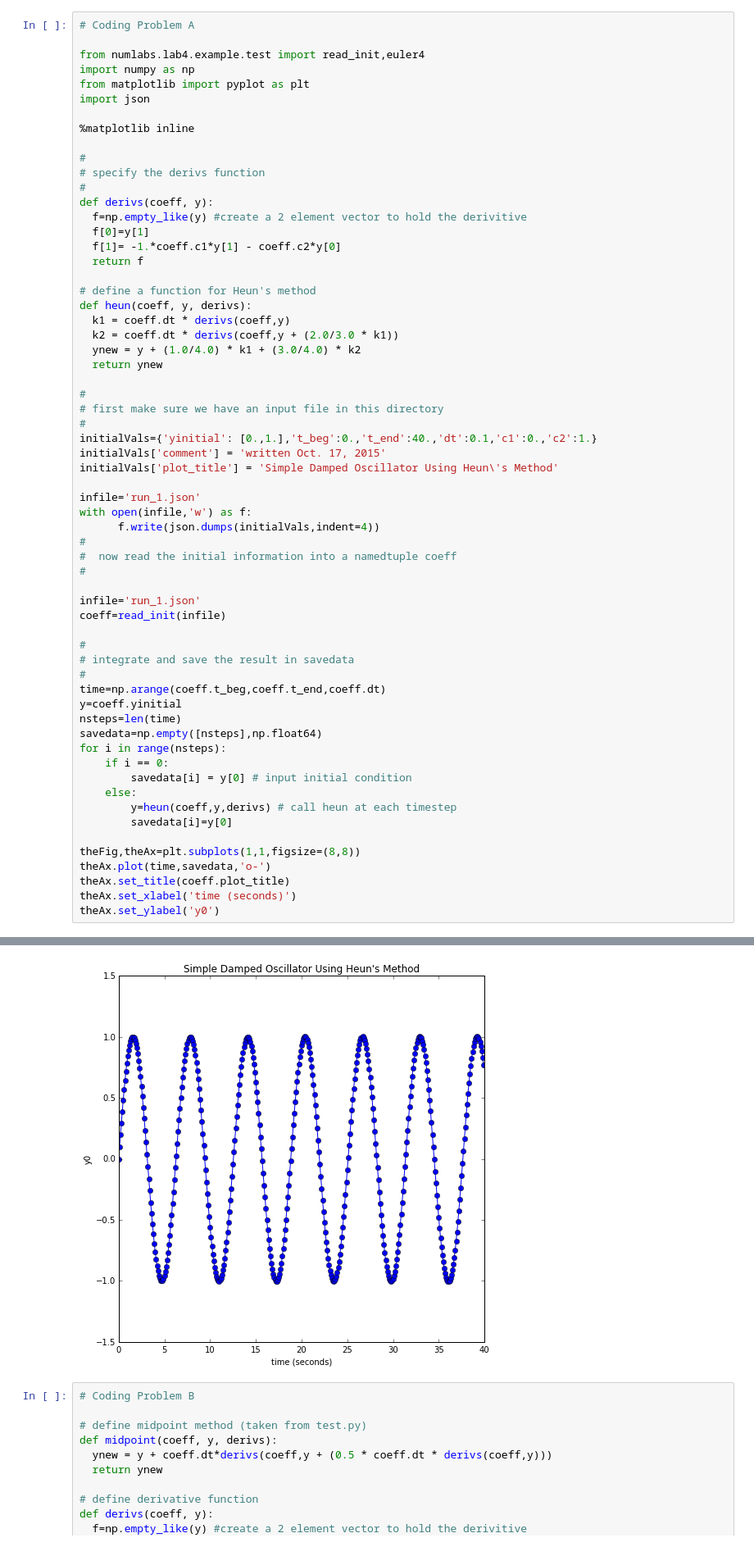
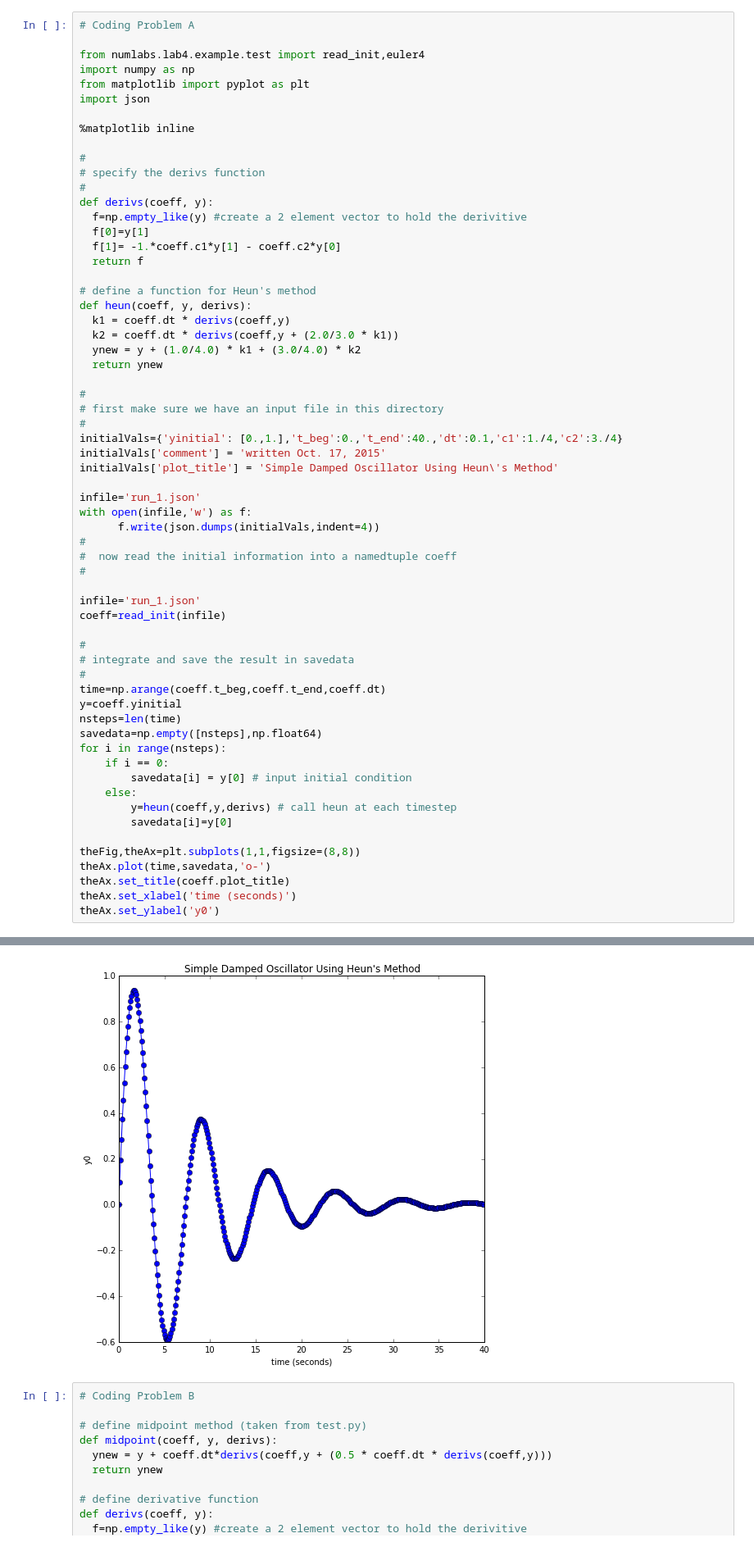
Before and after one commit to tc637/numeric, a Jupyter notebook: lab4/lab4_tim_coding.ipynb, the cells around one changed output, grey strips where cells are left out. Shown at 82% size. Cells and saved outputs as stored; diff of their text form.

```diff
--- a/lab4/lab4_tim_coding.ipynb
+++ b/lab4/lab4_tim_coding.ipynb
@@ -27,7 +27,7 @@ def heun(coeff, y, derivs):
 #
 # first make sure we have an input file in this directory
 #
-initialVals={'yinitial': [0.,1.],'t_beg':0.,'t_end':40.,'dt':0.1,'c1':0.,'c2':1.}
+initialVals={'yinitial': [0.,1.],'t_beg':0.,'t_end':40.,'dt':0.1,'c1':1./4,'c2':3./4}
 initialVals['comment'] = 'written Oct. 17, 2015'
 initialVals['plot_title'] = 'Simple Damped Oscillator Using Heun\'s Method'
 
@@ -35,34 +35,34 @@ infile='run_1.json'
 with open(infile,'w') as f:
       f.write(json.dumps(initialVals,indent=4))
 #
 #  now read the initial information into a namedtuple coeff
 #
 
 infile='run_1.json'
 coeff=read_init(infile)
 
 #
 # integrate and save the result in savedata
 #
 time=np.arange(coeff.t_beg,coeff.t_end,coeff.dt)
 y=coeff.yinitial
 nsteps=len(time)
 savedata=np.empty([nsteps],np.float64)
 for i in range(nsteps):
     if i == 0:
         savedata[i] = y[0] # input initial condition
     else:
         y=heun(coeff,y,derivs) # call heun at each timestep
         savedata[i]=y[0]
 
 theFig,theAx=plt.subplots(1,1,figsize=(8,8))
 theAx.plot(time,savedata,'o-')
 theAx.set_title(coeff.plot_title)
 theAx.set_xlabel('time (seconds)')
 theAx.set_ylabel('y0')
 # %% [output]
 <matplotlib.text.Text at 0x...>
-[figure, old version]
+[figure, new version]
 # %%
 # Coding Problem B
 
```
